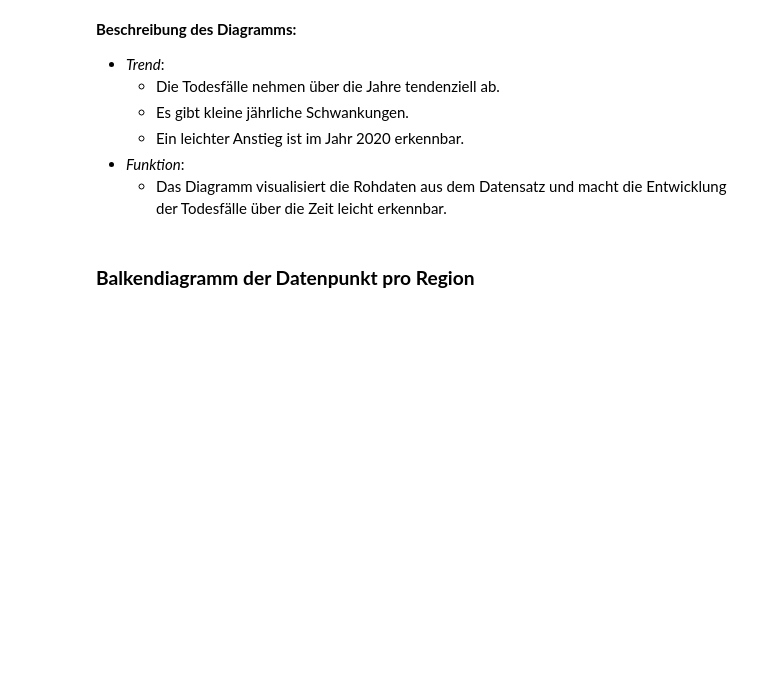
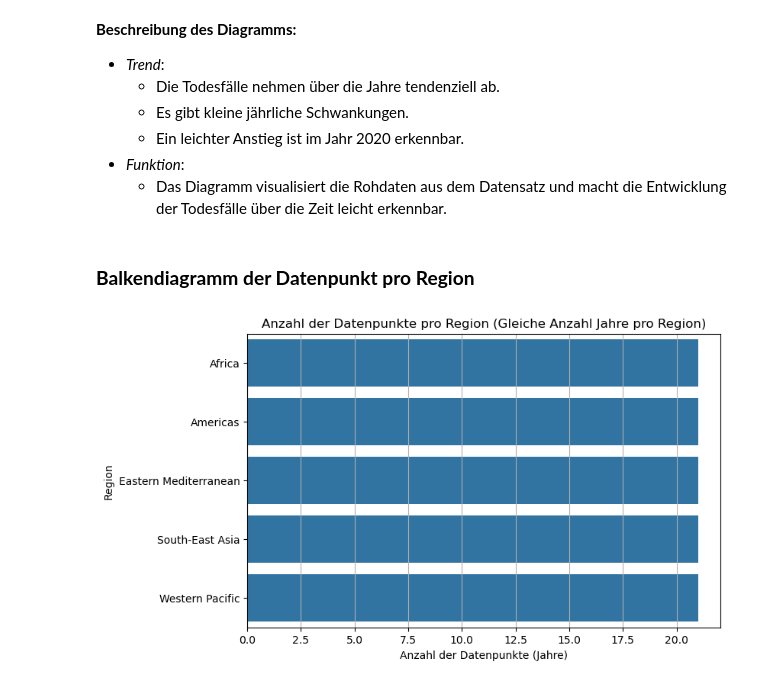
Before and after one commit to kipisha/Informatik-1, a Jupyter notebook: LN_Python_malaria.ipynb, the cells around one changed output. Saved outputs shown, nothing was run; the diff lists cells and outputs as text; code cells hidden in the pictures; blank space fills up the shorter version.

```diff
--- a/LN_Python_malaria.ipynb
+++ b/LN_Python_malaria.ipynb
@@ -113,6 +113,17 @@ plt.show()
 # %% [markdown]
 ### **Balkendiagramm der Datenpunkt pro Region**
 # %%
-import pandas as pd
-import seaborn as sns
-from matplotlib import pyplot as plt
+
+df_pivot = pd.DataFrame(data).set_index('Year')
+df_long = df_pivot.reset_index().melt(id_vars='Year', var_name='Region', value_name='MalariaDeaths')
+# %%
+
+plt.figure(figsize=(8, 5))
+sns.countplot(y='Region', data=df_long)
+plt.title('Anzahl der Datenpunkte pro Region (Gleiche Anzahl Jahre pro Region)')
+plt.xlabel('Anzahl der Datenpunkte (Jahre)')
+plt.ylabel('Region')
+plt.grid(axis='x')
+plt.show()
+# %% [output]
+[figure, added]
```
